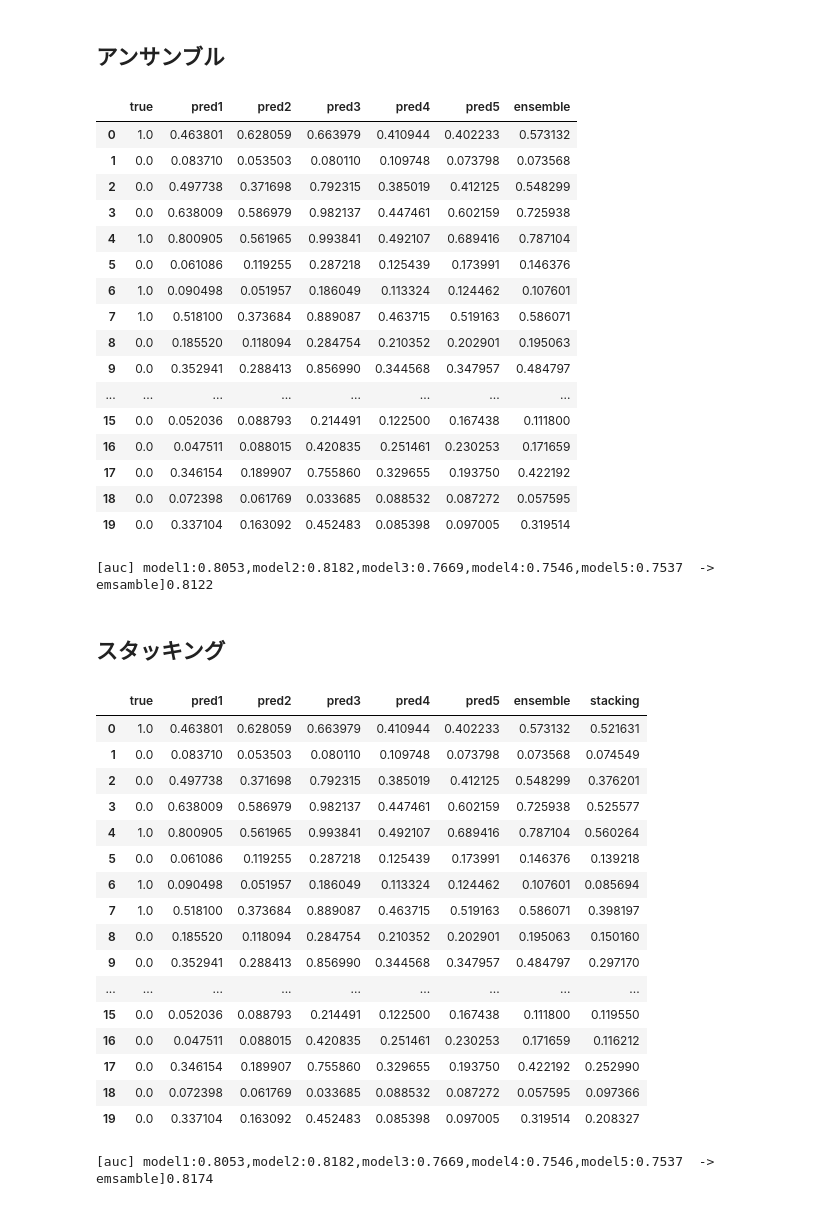
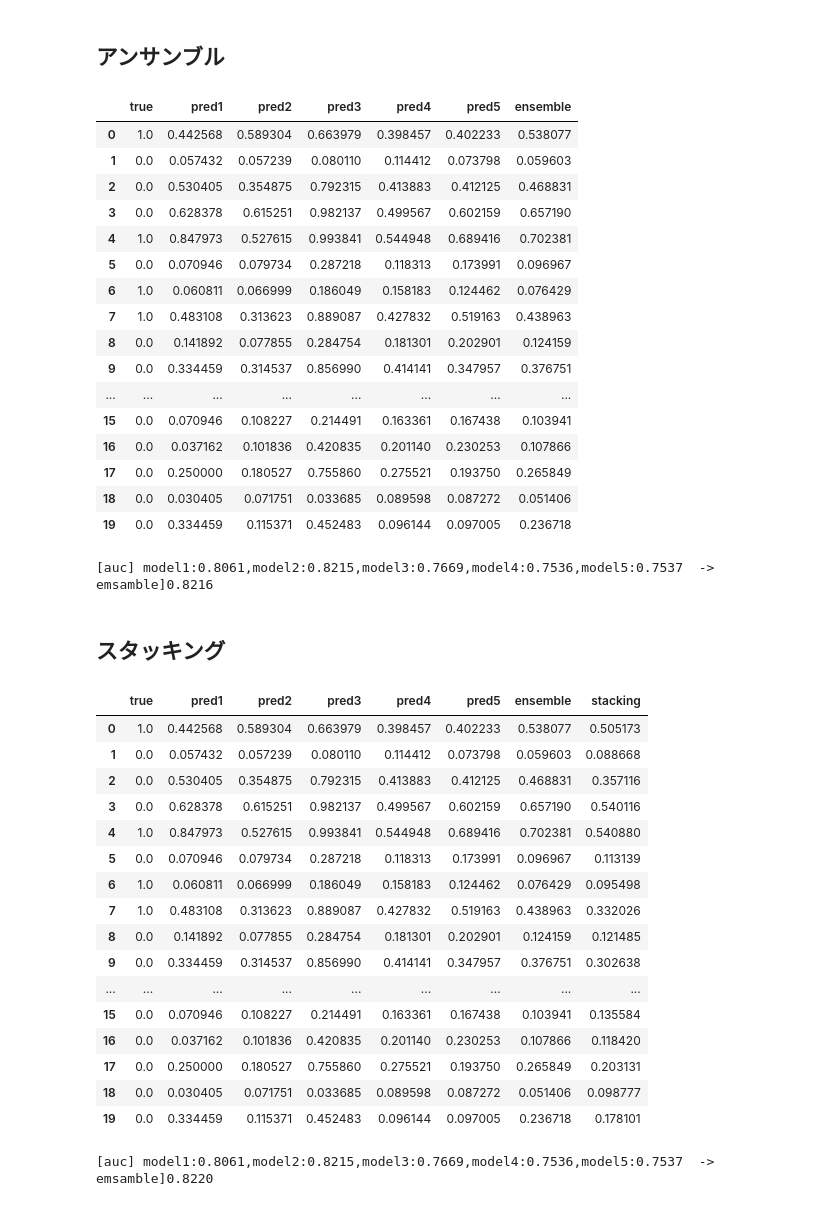
Before and after one commit to mecab-g/signate32biginner, a Jupyter notebook: ensemble.ipynb, the cells around one changed output. Cells and saved outputs as stored; diff of their text form; code cells hidden in the pictures.

```diff
--- a/ensemble.ipynb
+++ b/ensemble.ipynb
@@ -34,7 +34,7 @@ with open('ensamble/lgb_train.pickle', mode='br') as fi:
 with open('ensamble/tabnet_w_train.pickle', mode='br') as fi:
     train_p3 = pickle.load(fi)
 
-with open('ensamble/nn_train.pickle', mode='br') as fi:
+with open('ensamble/nnw_train.pickle', mode='br') as fi:
     train_p4 = pickle.load(fi)
 
 with open('ensamble/lgr_train.pickle', mode='br') as fi:
@@ -55,7 +55,7 @@ with open('ensamble/lgb_test.pickle', mode='br') as fi:
 with open('ensamble/tabnet_w_test.pickle', mode='br') as fi:
     test_p3 = pickle.load(fi)
 
-with open('ensamble/nn_test.pickle', mode='br') as fi:
+with open('ensamble/nnw_test.pickle', mode='br') as fi:
     test_p4 = pickle.load(fi)
 
 with open('ensamble/lgr_test.pickle', mode='br') as fi:
@@ -70,7 +70,7 @@ df_train = pd.concat(
     0: 'true', 1: 'pred1', 2: 'pred2', 3:'pred3', 4:'pred4',5:'pred5'
 })
 
-df_train['ensemble'] = df_train['pred1']*0.4 + df_train['pred2']*0.3 +df_train['pred3']*0.3 #+ df_train['pred4']*0.1 +  df_train['pred5']*0.1
+df_train['ensemble'] = df_train['pred1']*0.4 + df_train['pred2']*0.5 +df_train['pred3']*0.1 #+ df_train['pred4']*0.1 +  df_train['pred5']*0.1
 
 # 提出用
 df_test = pd.concat(
@@ -79,7 +79,7 @@ df_test = pd.concat(
     0: 'index', 1: 'pred1', 2: 'pred2', 3:'pred3', 4:'pred4', 5:'pred5'
 })
 
-df_test['ensemble'] = df_test['pred1']*0.4 + df_test['pred2']*0.3  +df_test['pred3']*0.3 #+ df_test['pred4']*0.1 + df_test['pred5']*0.1
+df_test['ensemble'] = df_test['pred1']*0.4 + df_test['pred2']*0.5  +df_test['pred3']*0.1 #+ df_test['pred4']*0.1 + df_test['pred5']*0.1
 
 
 def evaluate_ensemble(input_df, col_pred):
@@ -97,26 +97,26 @@ def evaluate_ensemble(input_df, col_pred):
 df_train.head(20)
 # %% [output]
 |  | true | pred1 | pred2 | pred3 | pred4 | pred5 | ensemble |
-| 0 | 1.0 | 0.463801 | 0.628059 | 0.663979 | 0.410944 | 0.402233 | 0.573132 |
-| 1 | 0.0 | 0.083710 | 0.053503 | 0.080110 | 0.109748 | 0.073798 | 0.073568 |
-| 2 | 0.0 | 0.497738 | 0.371698 | 0.792315 | 0.385019 | 0.412125 | 0.548299 |
-| 3 | 0.0 | 0.638009 | 0.586979 | 0.982137 | 0.447461 | 0.602159 | 0.725938 |
-| 4 | 1.0 | 0.800905 | 0.561965 | 0.993841 | 0.492107 | 0.689416 | 0.787104 |
-| 5 | 0.0 | 0.061086 | 0.119255 | 0.287218 | 0.125439 | 0.173991 | 0.146376 |
-| 6 | 1.0 | 0.090498 | 0.051957 | 0.186049 | 0.113324 | 0.124462 | 0.107601 |
-| 7 | 1.0 | 0.518100 | 0.373684 | 0.889087 | 0.463715 | 0.519163 | 0.586071 |
-| 8 | 0.0 | 0.185520 | 0.118094 | 0.284754 | 0.210352 | 0.202901 | 0.195063 |
-| 9 | 0.0 | 0.352941 | 0.288413 | 0.856990 | 0.344568 | 0.347957 | 0.484797 |
+| 0 | 1.0 | 0.442568 | 0.589304 | 0.663979 | 0.398457 | 0.402233 | 0.538077 |
+| 1 | 0.0 | 0.057432 | 0.057239 | 0.080110 | 0.114412 | 0.073798 | 0.059603 |
+| 2 | 0.0 | 0.530405 | 0.354875 | 0.792315 | 0.413883 | 0.412125 | 0.468831 |
+| 3 | 0.0 | 0.628378 | 0.615251 | 0.982137 | 0.499567 | 0.602159 | 0.657190 |
+| 4 | 1.0 | 0.847973 | 0.527615 | 0.993841 | 0.544948 | 0.689416 | 0.702381 |
+| 5 | 0.0 | 0.070946 | 0.079734 | 0.287218 | 0.118313 | 0.173991 | 0.096967 |
+| 6 | 1.0 | 0.060811 | 0.066999 | 0.186049 | 0.158183 | 0.124462 | 0.076429 |
+| 7 | 1.0 | 0.483108 | 0.313623 | 0.889087 | 0.427832 | 0.519163 | 0.438963 |
+| 8 | 0.0 | 0.141892 | 0.077855 | 0.284754 | 0.181301 | 0.202901 | 0.124159 |
+| 9 | 0.0 | 0.334459 | 0.314537 | 0.856990 | 0.414141 | 0.347957 | 0.376751 |
 | ... | ... | ... | ... | ... | ... | ... | ... |
-| 15 | 0.0 | 0.052036 | 0.088793 | 0.214491 | 0.122500 | 0.167438 | 0.111800 |
-| 16 | 0.0 | 0.047511 | 0.088015 | 0.420835 | 0.251461 | 0.230253 | 0.171659 |
-| 17 | 0.0 | 0.346154 | 0.189907 | 0.755860 | 0.329655 | 0.193750 | 0.422192 |
-| 18 | 0.0 | 0.072398 | 0.061769 | 0.033685 | 0.088532 | 0.087272 | 0.057595 |
-| 19 | 0.0 | 0.337104 | 0.163092 | 0.452483 | 0.085398 | 0.097005 | 0.319514 |
+| 15 | 0.0 | 0.070946 | 0.108227 | 0.214491 | 0.163361 | 0.167438 | 0.103941 |
+| 16 | 0.0 | 0.037162 | 0.101836 | 0.420835 | 0.201140 | 0.230253 | 0.107866 |
+| 17 | 0.0 | 0.250000 | 0.180527 | 0.755860 | 0.275521 | 0.193750 | 0.265849 |
+| 18 | 0.0 | 0.030405 | 0.071751 | 0.033685 | 0.089598 | 0.087272 | 0.051406 |
+| 19 | 0.0 | 0.334459 | 0.115371 | 0.452483 | 0.096144 | 0.097005 | 0.236718 |
 # %%
 evaluate_ensemble(df_train, col_pred='ensemble')
 # %% [output]
-[auc] model1:0.8053,model2:0.8182,model3:0.7669,model4:0.7546,model5:0.7537  ->    emsamble]0.8122
+[auc] model1:0.8061,model2:0.8215,model3:0.7669,model4:0.7536,model5:0.7537  ->    emsamble]0.8216
 # %%
 sub = df_test.copy()
 sub['ensemble'] = np.where(sub['ensemble'] < 0.5, 0, 1)
@@ -125,48 +125,48 @@ sub.to_csv('sub/submission_rf+lgb+tab.csv', index=None, header=False,)
 # %% [markdown]
 ## スタッキング
 # %%
-x, y = df_train[['pred1', 'pred2','pred3', ]], df_train[['true']]
+x, y = df_train[['pred1', 'pred2', ]], df_train[['true']]
 oof = np.zeros(len(x))
 models = []
 
 cv = list(StratifiedKFold(n_splits=5, shuffle=True, random_state=123).split(x,y))
 for nfold in np.arange(5):
     idx_tr, idx_va = cv[nfold][0], cv[nfold][1]
     x_tr, y_tr = x.loc[idx_tr, :], y.loc[idx_tr, :]
     x_va, y_va = x.loc[idx_va, :], y.loc[idx_tr, :]
 
     model = Lasso(alpha=0.01)
     model.fit(x_tr, y_tr)
     models.append(model)
 
     y_va_pred = model.predict(x_va)
     oof[idx_va] = y_va_pred
 
 df_train['stacking'] = oof
 df_train['stacking'] = df_train['stacking'].clip(lower=0, upper=1)
 df_train.head(20)
 # %% [output]
 |  | true | pred1 | pred2 | pred3 | pred4 | pred5 | ensemble | stacking |
-| 0 | 1.0 | 0.463801 | 0.628059 | 0.663979 | 0.410944 | 0.402233 | 0.573132 | 0.521631 |
-| 1 | 0.0 | 0.083710 | 0.053503 | 0.080110 | 0.109748 | 0.073798 | 0.073568 | 0.074549 |
-| 2 | 0.0 | 0.497738 | 0.371698 | 0.792315 | 0.385019 | 0.412125 | 0.548299 | 0.376201 |
-| 3 | 0.0 | 0.638009 | 0.586979 | 0.982137 | 0.447461 | 0.602159 | 0.725938 | 0.525577 |
-| 4 | 1.0 | 0.800905 | 0.561965 | 0.993841 | 0.492107 | 0.689416 | 0.787104 | 0.560264 |
-| 5 | 0.0 | 0.061086 | 0.119255 | 0.287218 | 0.125439 | 0.173991 | 0.146376 | 0.139218 |
-| 6 | 1.0 | 0.090498 | 0.051957 | 0.186049 | 0.113324 | 0.124462 | 0.107601 | 0.085694 |
-| 7 | 1.0 | 0.518100 | 0.373684 | 0.889087 | 0.463715 | 0.519163 | 0.586071 | 0.398197 |
-| 8 | 0.0 | 0.185520 | 0.118094 | 0.284754 | 0.210352 | 0.202901 | 0.195063 | 0.150160 |
-| 9 | 0.0 | 0.352941 | 0.288413 | 0.856990 | 0.344568 | 0.347957 | 0.484797 | 0.297170 |
+| 0 | 1.0 | 0.442568 | 0.589304 | 0.663979 | 0.398457 | 0.402233 | 0.538077 | 0.505173 |
+| 1 | 0.0 | 0.057432 | 0.057239 | 0.080110 | 0.114412 | 0.073798 | 0.059603 | 0.088668 |
+| 2 | 0.0 | 0.530405 | 0.354875 | 0.792315 | 0.413883 | 0.412125 | 0.468831 | 0.357116 |
+| 3 | 0.0 | 0.628378 | 0.615251 | 0.982137 | 0.499567 | 0.602159 | 0.657190 | 0.540116 |
+| 4 | 1.0 | 0.847973 | 0.527615 | 0.993841 | 0.544948 | 0.689416 | 0.702381 | 0.540880 |
+| 5 | 0.0 | 0.070946 | 0.079734 | 0.287218 | 0.118313 | 0.173991 | 0.096967 | 0.113139 |
+| 6 | 1.0 | 0.060811 | 0.066999 | 0.186049 | 0.158183 | 0.124462 | 0.076429 | 0.095498 |
+| 7 | 1.0 | 0.483108 | 0.313623 | 0.889087 | 0.427832 | 0.519163 | 0.438963 | 0.332026 |
+| 8 | 0.0 | 0.141892 | 0.077855 | 0.284754 | 0.181301 | 0.202901 | 0.124159 | 0.121485 |
+| 9 | 0.0 | 0.334459 | 0.314537 | 0.856990 | 0.414141 | 0.347957 | 0.376751 | 0.302638 |
 | ... | ... | ... | ... | ... | ... | ... | ... | ... |
-| 15 | 0.0 | 0.052036 | 0.088793 | 0.214491 | 0.122500 | 0.167438 | 0.111800 | 0.119550 |
-| 16 | 0.0 | 0.047511 | 0.088015 | 0.420835 | 0.251461 | 0.230253 | 0.171659 | 0.116212 |
-| 17 | 0.0 | 0.346154 | 0.189907 | 0.755860 | 0.329655 | 0.193750 | 0.422192 | 0.252990 |
-| 18 | 0.0 | 0.072398 | 0.061769 | 0.033685 | 0.088532 | 0.087272 | 0.057595 | 0.097366 |
-| 19 | 0.0 | 0.337104 | 0.163092 | 0.452483 | 0.085398 | 0.097005 | 0.319514 | 0.208327 |
+| 15 | 0.0 | 0.070946 | 0.108227 | 0.214491 | 0.163361 | 0.167438 | 0.103941 | 0.135584 |
+| 16 | 0.0 | 0.037162 | 0.101836 | 0.420835 | 0.201140 | 0.230253 | 0.107866 | 0.118420 |
+| 17 | 0.0 | 0.250000 | 0.180527 | 0.755860 | 0.275521 | 0.193750 | 0.265849 | 0.203131 |
+| 18 | 0.0 | 0.030405 | 0.071751 | 0.033685 | 0.089598 | 0.087272 | 0.051406 | 0.098777 |
+| 19 | 0.0 | 0.334459 | 0.115371 | 0.452483 | 0.096144 | 0.097005 | 0.236718 | 0.178101 |
 # %%
 evaluate_ensemble(df_train, col_pred='stacking')
 # %% [output]
-[auc] model1:0.8053,model2:0.8182,model3:0.7669,model4:0.7546,model5:0.7537  ->    emsamble]0.8174
+[auc] model1:0.8061,model2:0.8215,model3:0.7669,model4:0.7536,model5:0.7537  ->    emsamble]0.8220
 # %%
 sub = df_test.copy()
 sub['ensemble'] = np.where(sub['ensemble'] < 0.5, 0, 1)
```
Also changed, not shown: parts of 1 cell of this notebook, 4 other files.
